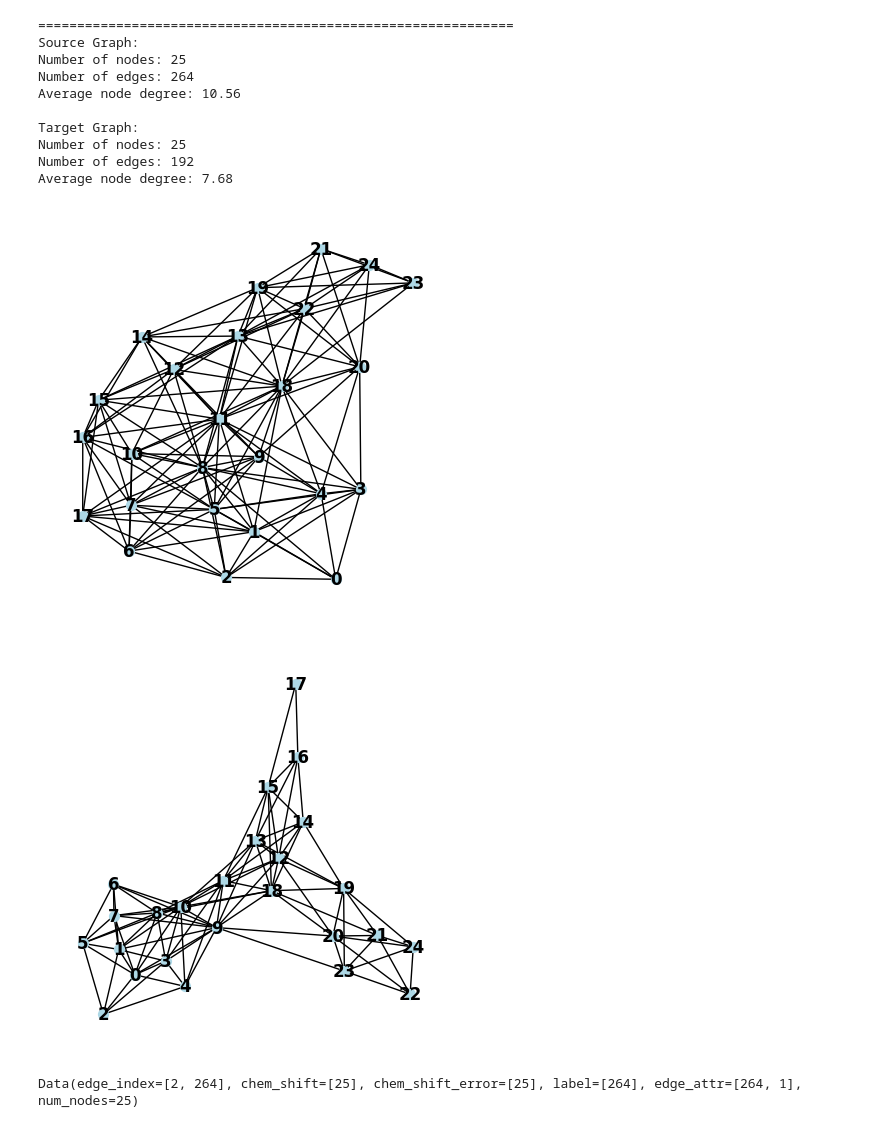
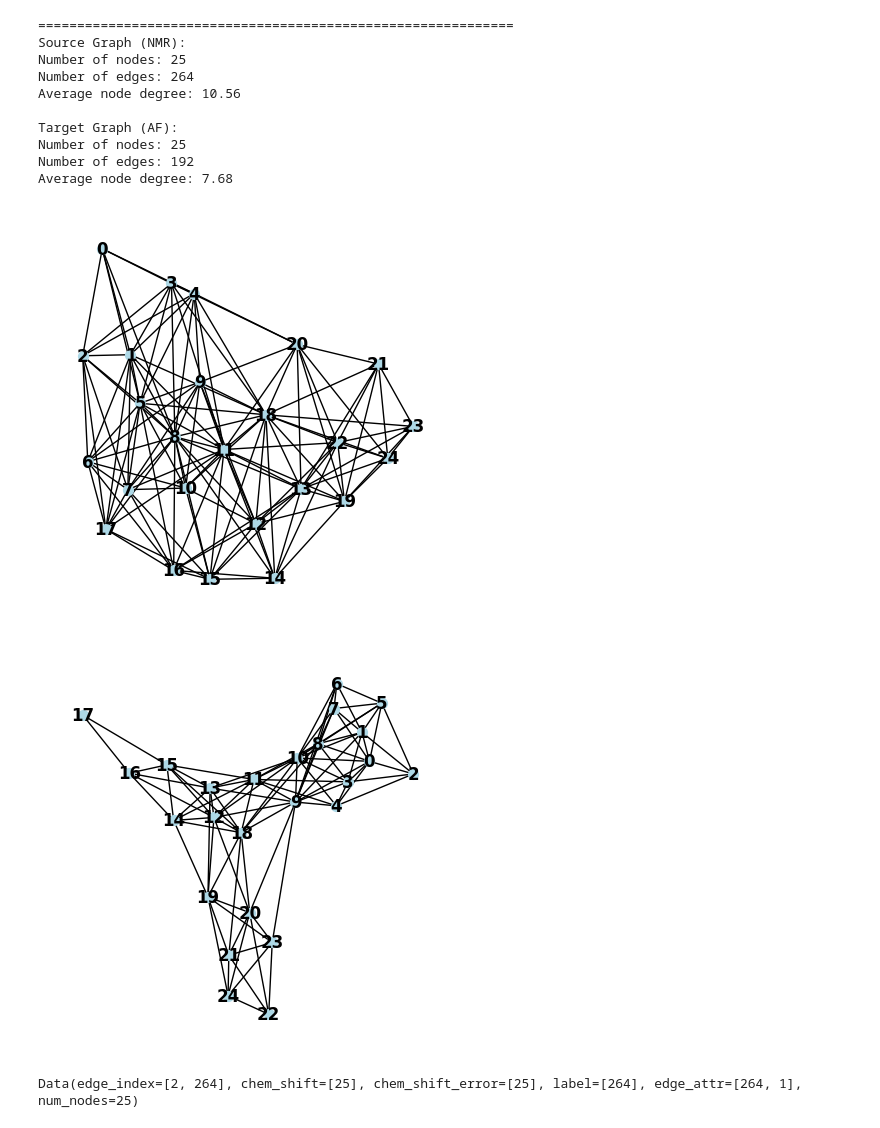
Before and after one commit to aehrlich1/graph-nmr, a Jupyter notebook: data_exploration.ipynb, the cells around one changed output. Drawn from its saved outputs; the diff is of its cells as text; code cells hidden in the pictures.

Commit message:
added data exploration of 1k dataset

```diff
--- a/data_exploration.ipynb
+++ b/data_exploration.ipynb
@@ -8,7 +8,7 @@ graph_s = nx.read_gml("./datasets/1PLW/raw/1PLW_graph.gml")
 graph_t = nx.read_gml("./datasets/1PLW/raw/1PLW_fold_graph.gml")
 
 data_s = from_networkx(graph_s, group_edge_attrs=["weight"])
-t = from_networkx(graph_t, group_edge_attrs=["weight"])
+data_t = from_networkx(graph_t, group_edge_attrs=["weight"])
 
 
 def draw_graph(G):
@@ -22,31 +22,31 @@ def draw_data(data):
     draw_graph(G)
 # %%
 print('=============================================================')
-print("Source Graph:")
+print("Source Graph (NMR):")
 print(f'Number of nodes: {data_s.num_nodes}')
 print(f'Number of edges: {data_s.num_edges}')
 print(f'Average node degree: {data_s.num_edges / data_s.num_nodes:.2f}\n')
 
-print("Target Graph:")
-print(f'Number of nodes: {t.num_nodes}')
-print(f'Number of edges: {t.num_edges}')
-print(f'Average node degree: {t.num_edges / t.num_nodes:.2f}\n')
+print("Target Graph (AF):")
+print(f'Number of nodes: {data_t.num_nodes}')
+print(f'Number of edges: {data_t.num_edges}')
+print(f'Average node degree: {data_t.num_edges / data_t.num_nodes:.2f}\n')
 
 draw_data(data_s)
-draw_data(t)
+draw_data(data_t)
 # %% [output]
 =============================================================
-Source Graph:
+Source Graph (NMR):
 Number of nodes: 25
 Number of edges: 264
 Average node degree: 10.56
 
-Target Graph:
+Target Graph (AF):
 Number of nodes: 25
 Number of edges: 192
 Average node degree: 7.68
-[figure, old version]
+[figure, new version]
-[figure, old version]
+[figure, new version]
 # %%
 data_s
 # %% [output]
```
Also changed, not shown: parts of 15 cells of this notebook.
